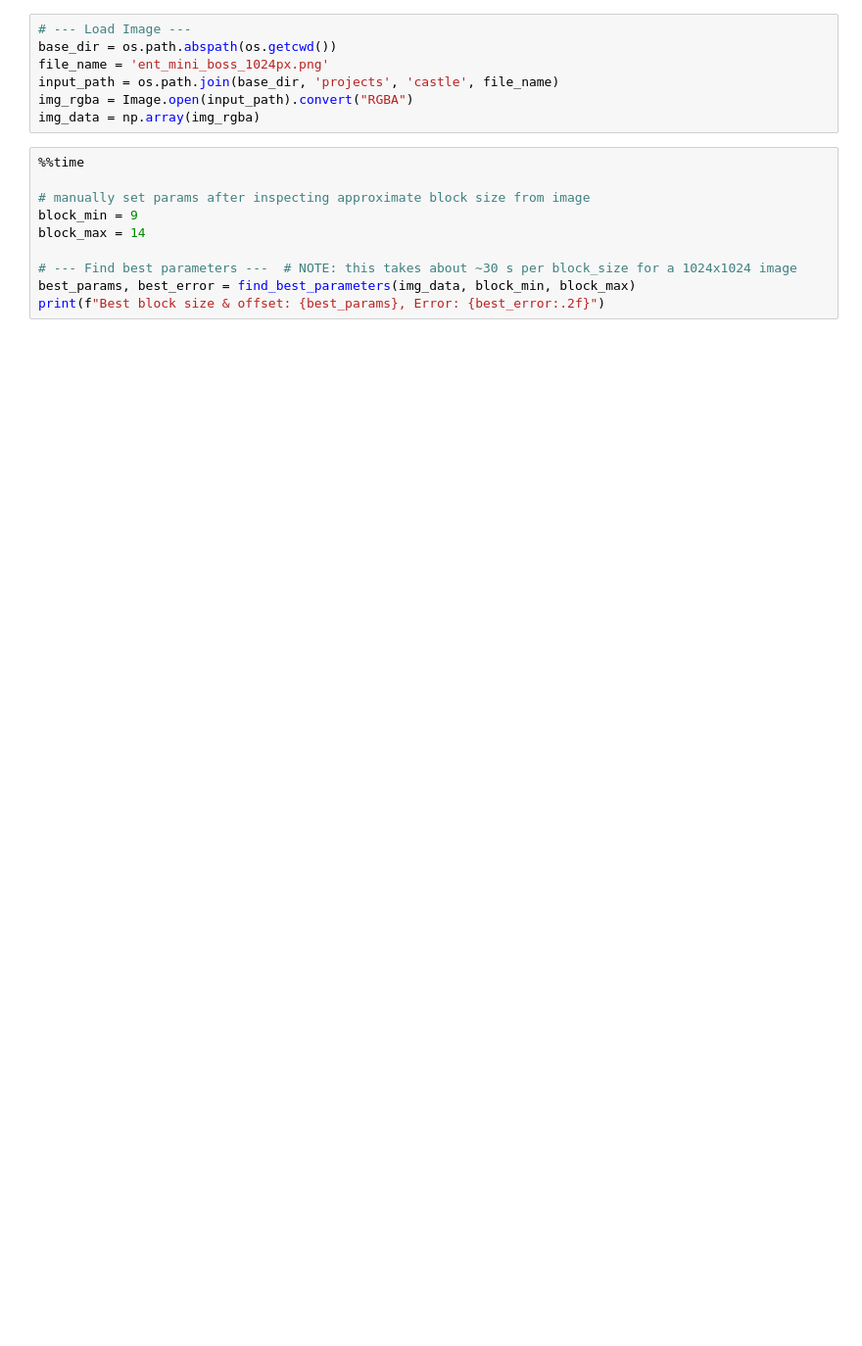
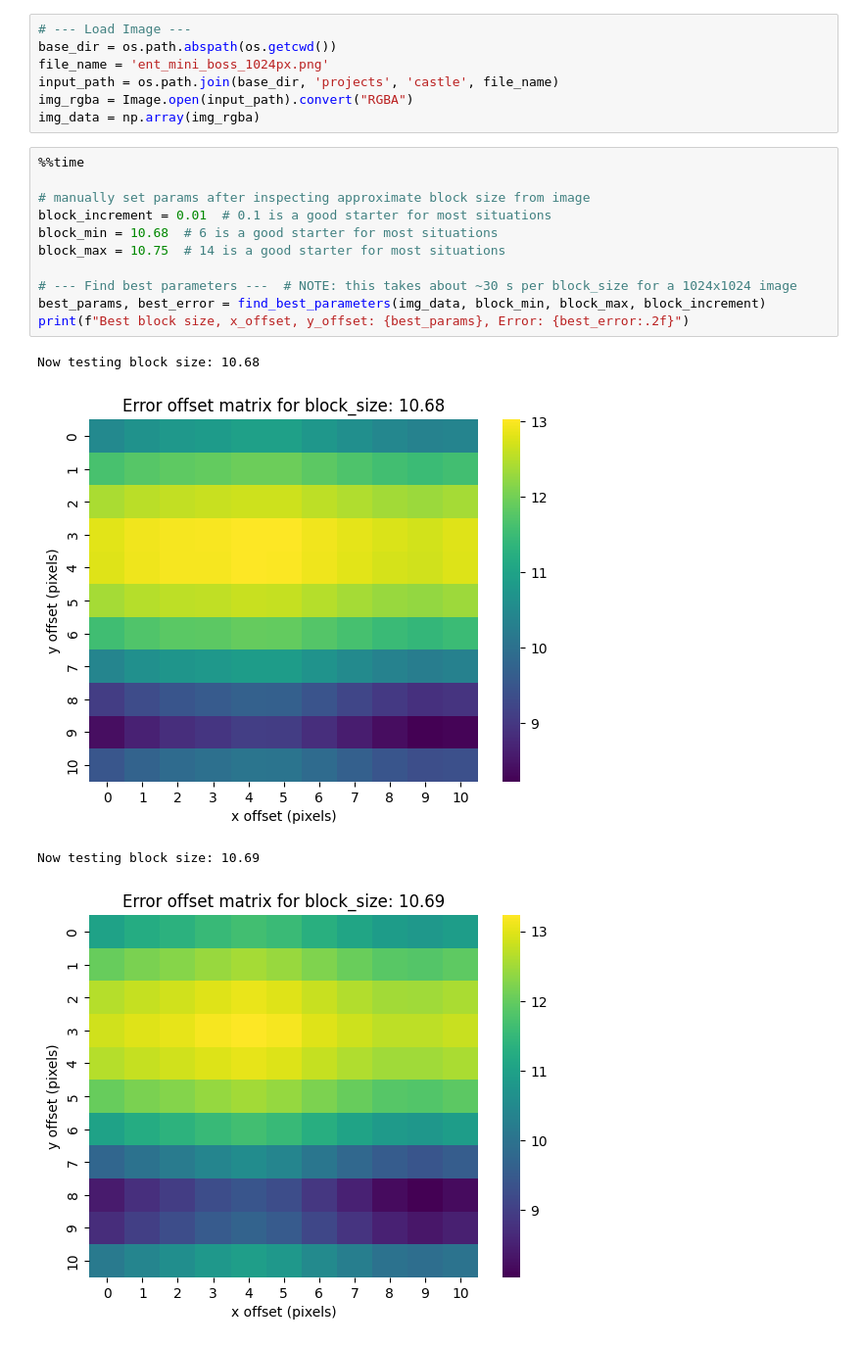
Before and after one commit to christianepedersen/simplify_pixel_colors, a Jupyter notebook: downsample.ipynb, the cells around one changed output. Shown: that part at 98% size. Drawn from its saved outputs; the diff is of its cells as text; blank space fills up the shorter version.

Commit message:
block_size can now be floats, not just ints, much more accurate

```diff
--- a/downsample.ipynb
+++ b/downsample.ipynb
@@ -87,10 +121,16 @@ img_data = np.array(img_rgba)
 # %%
 %%time
 
 # manually set params after inspecting approximate block size from image
-block_min = 9
-block_max = 14
+block_increment = 0.01  # 0.1 is a good starter for most situations
+block_min = 10.68  # 6 is a good starter for most situations
+block_max = 10.75  # 14 is a good starter for most situations
 
 # --- Find best parameters ---  # NOTE: this takes about ~30 s per block_size for a 1024x1024 image
-best_params, best_error = find_best_parameters(img_data, block_min, block_max)
-print(f"Best block size & offset: {best_params}, Error: {best_error:.2f}")
+best_params, best_error = find_best_parameters(img_data, block_min, block_max, block_increment)
+print(f"Best block size, x_offset, y_offset: {best_params}, Error: {best_error:.2f}")
+# %% [output]
+Now testing block size: 10.68
+[figure, added]
+Now testing block size: 10.69
+[figure, added]
```
Also changed, not shown: parts of 6 cells of this notebook.
